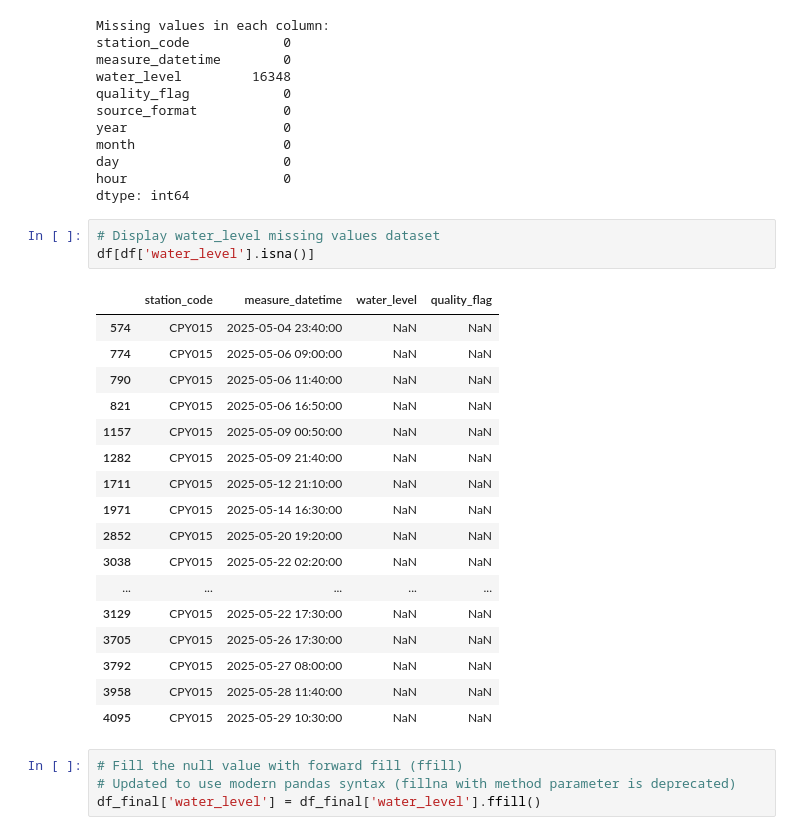
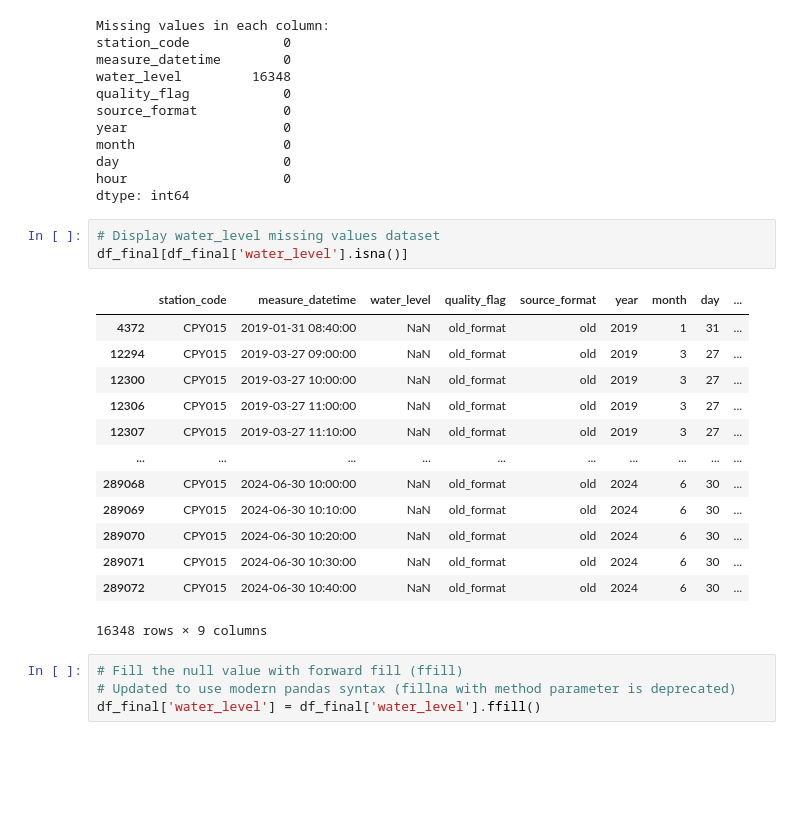
Before and after one commit to dniamsaard4codework/CPDSAI_Project, a Jupyter notebook: data_acquisition.ipynb, the cells around one changed output. Cells and saved outputs as stored; diff of their text form; blank space fills up the shorter version.

```diff
--- a/data_acquisition.ipynb
+++ b/data_acquisition.ipynb
@@ -343,25 +343,21 @@ hour                    0
 dtype: int64
 # %%
 # Display water_level missing values dataset
-df[df['water_level'].isna()]
+df_final[df_final['water_level'].isna()]
 # %% [output]
-|  | station_code | measure_datetime | water_level | quality_flag |
-| 574 | CPY015 | 2025-05-04 23:40:00 | NaN | NaN |
-| 774 | CPY015 | 2025-05-06 09:00:00 | NaN | NaN |
-| 790 | CPY015 | 2025-05-06 11:40:00 | NaN | NaN |
-| 821 | CPY015 | 2025-05-06 16:50:00 | NaN | NaN |
-| 1157 | CPY015 | 2025-05-09 00:50:00 | NaN | NaN |
-| 1282 | CPY015 | 2025-05-09 21:40:00 | NaN | NaN |
-| 1711 | CPY015 | 2025-05-12 21:10:00 | NaN | NaN |
-| 1971 | CPY015 | 2025-05-14 16:30:00 | NaN | NaN |
-| 2852 | CPY015 | 2025-05-20 19:20:00 | NaN | NaN |
-| 3038 | CPY015 | 2025-05-22 02:20:00 | NaN | NaN |
-| ... | ... | ... | ... | ... |
-| 3129 | CPY015 | 2025-05-22 17:30:00 | NaN | NaN |
-| 3705 | CPY015 | 2025-05-26 17:30:00 | NaN | NaN |
-| 3792 | CPY015 | 2025-05-27 08:00:00 | NaN | NaN |
-| 3958 | CPY015 | 2025-05-28 11:40:00 | NaN | NaN |
-| 4095 | CPY015 | 2025-05-29 10:30:00 | NaN | NaN |
+|  | station_code | measure_datetime | water_level | quality_flag | source_format | year | month | day | ... |
+| 4372 | CPY015 | 2019-01-31 08:40:00 | NaN | old_format | old | 2019 | 1 | 31 | ... |
+| 12294 | CPY015 | 2019-03-27 09:00:00 | NaN | old_format | old | 2019 | 3 | 27 | ... |
+| 12300 | CPY015 | 2019-03-27 10:00:00 | NaN | old_format | old | 2019 | 3 | 27 | ... |
+| 12306 | CPY015 | 2019-03-27 11:00:00 | NaN | old_format | old | 2019 | 3 | 27 | ... |
+| 12307 | CPY015 | 2019-03-27 11:10:00 | NaN | old_format | old | 2019 | 3 | 27 | ... |
+| ... | ... | ... | ... | ... | ... | ... | ... | ... | ... |
+| 289068 | CPY015 | 2024-06-30 10:00:00 | NaN | old_format | old | 2024 | 6 | 30 | ... |
+| 289069 | CPY015 | 2024-06-30 10:10:00 | NaN | old_format | old | 2024 | 6 | 30 | ... |
+| 289070 | CPY015 | 2024-06-30 10:20:00 | NaN | old_format | old | 2024 | 6 | 30 | ... |
+| 289071 | CPY015 | 2024-06-30 10:30:00 | NaN | old_format | old | 2024 | 6 | 30 | ... |
+| 289072 | CPY015 | 2024-06-30 10:40:00 | NaN | old_format | old | 2024 | 6 | 30 | ... |
+16348 rows × 9 columns
 # %%
 # Fill the null value with forward fill (ffill)
 # Updated to use modern pandas syntax (fillna with method parameter is deprecated)
```
Also changed, not shown: parts of 3 cells of this notebook, 5 other files.
